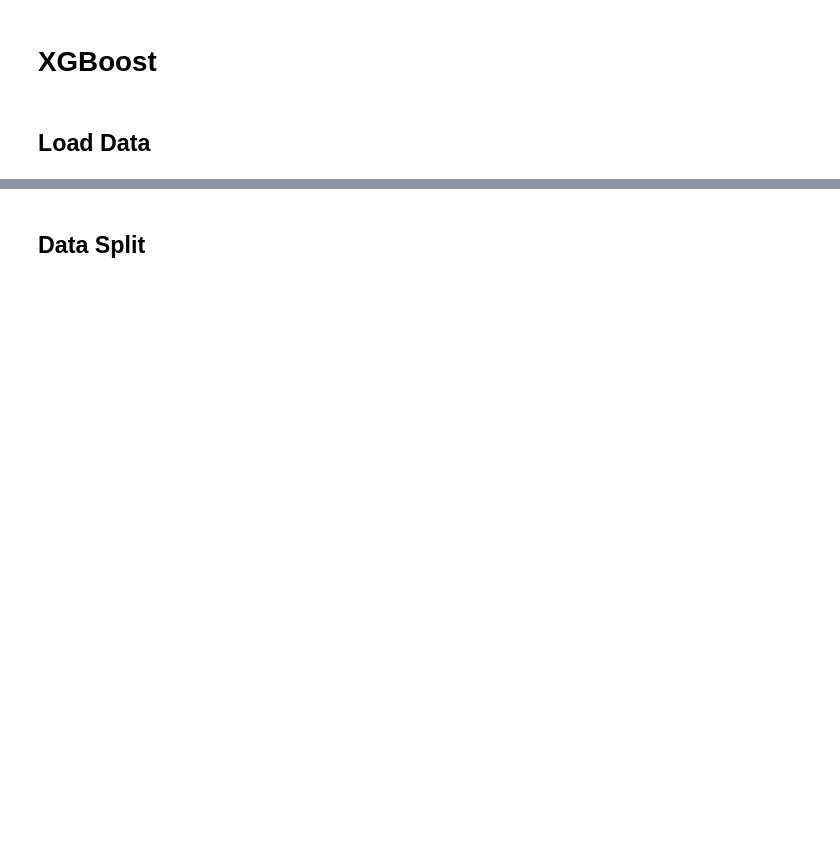
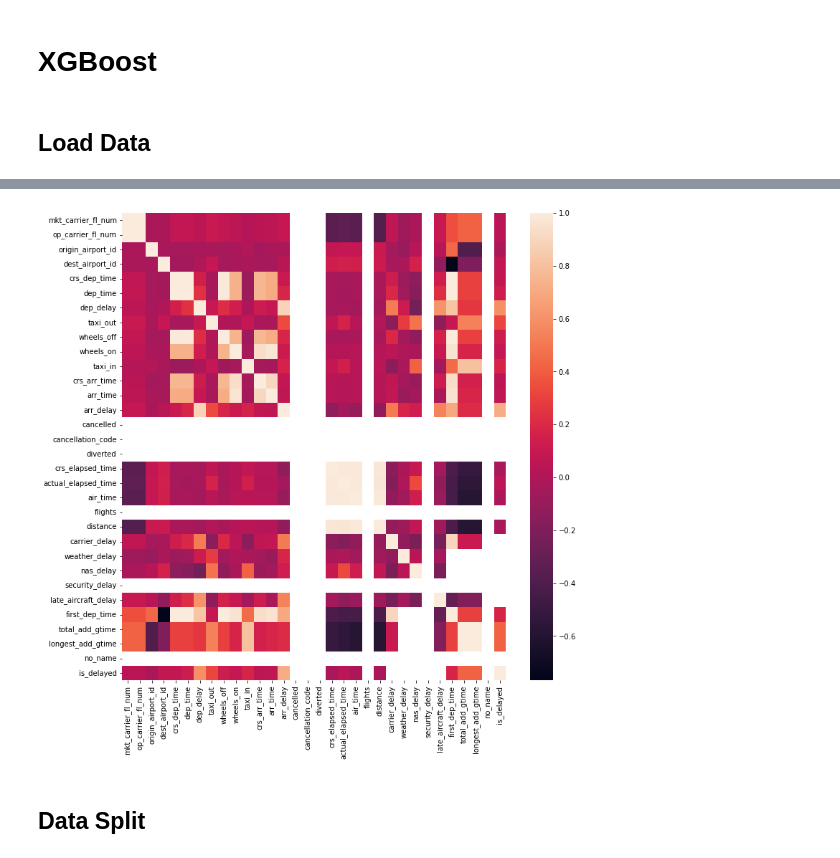
Before and after one commit to Mkyleran/mid-term-project-I, a Jupyter notebook: src/XGBoost.ipynb, the cells around one changed output, grey strips where cells are left out. Drawn from its saved outputs; the diff is of its cells as text; code cells hidden in the pictures; blank space fills up the shorter version.

```diff
--- a/src/XGBoost.ipynb
+++ b/src/XGBoost.ipynb
@@ -63,12 +68,33 @@ def load_and_process(csv_path: 'str'):
         (df['diverted'] == 0)
     ]
 
+    # Drop flights with delay >3std
+    df = df[
+        (df['arr_delay'] < (df['arr_delay'].mean()
+                            + 3 * df['arr_delay'].std()))
+    ]
+
+    # Drop flights with delay <-120min
+    df = df[
+        (df['arr_delay'] > -120)
+    ]
+
+    # Add stratifier
+    df['is_delayed'] = 0
+    df.loc[(df['arr_delay'] > 0), 'is_delayed'] = 1
+
     return df
 # %%
 file_name = 'sample'
 path = f'../data/{file_name}.csv'
 # %%
 data = load_and_process(csv_path=path)
+# %%
+fig, ax = plt.subplots(figsize=(12,12))
+ax = sns.heatmap(data.corr())
+plt.show()
+# %% [output]
+[figure, added]
 # %% [markdown]
 ## Data Split
 # %%
```
Also changed, not shown: parts of 25 cells of this notebook.
